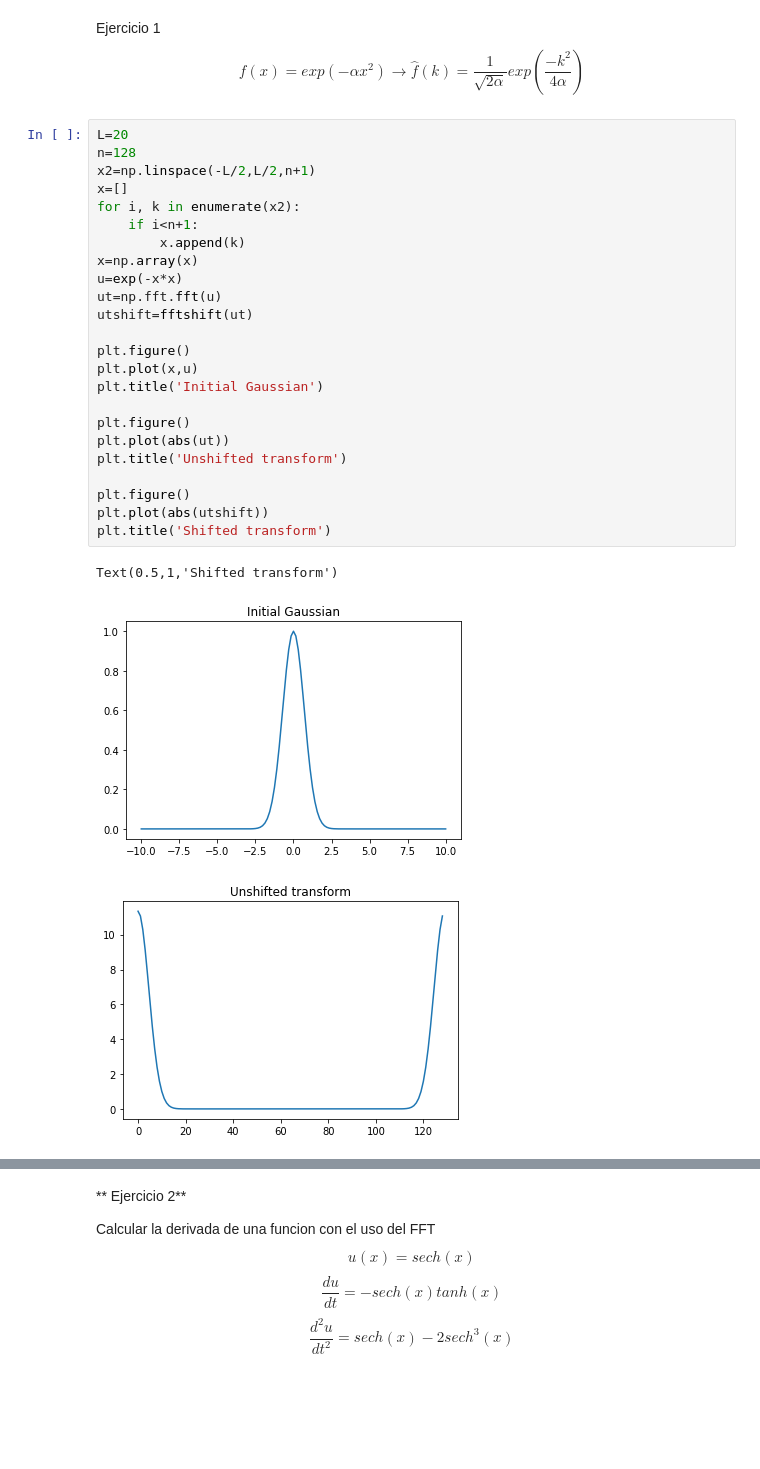
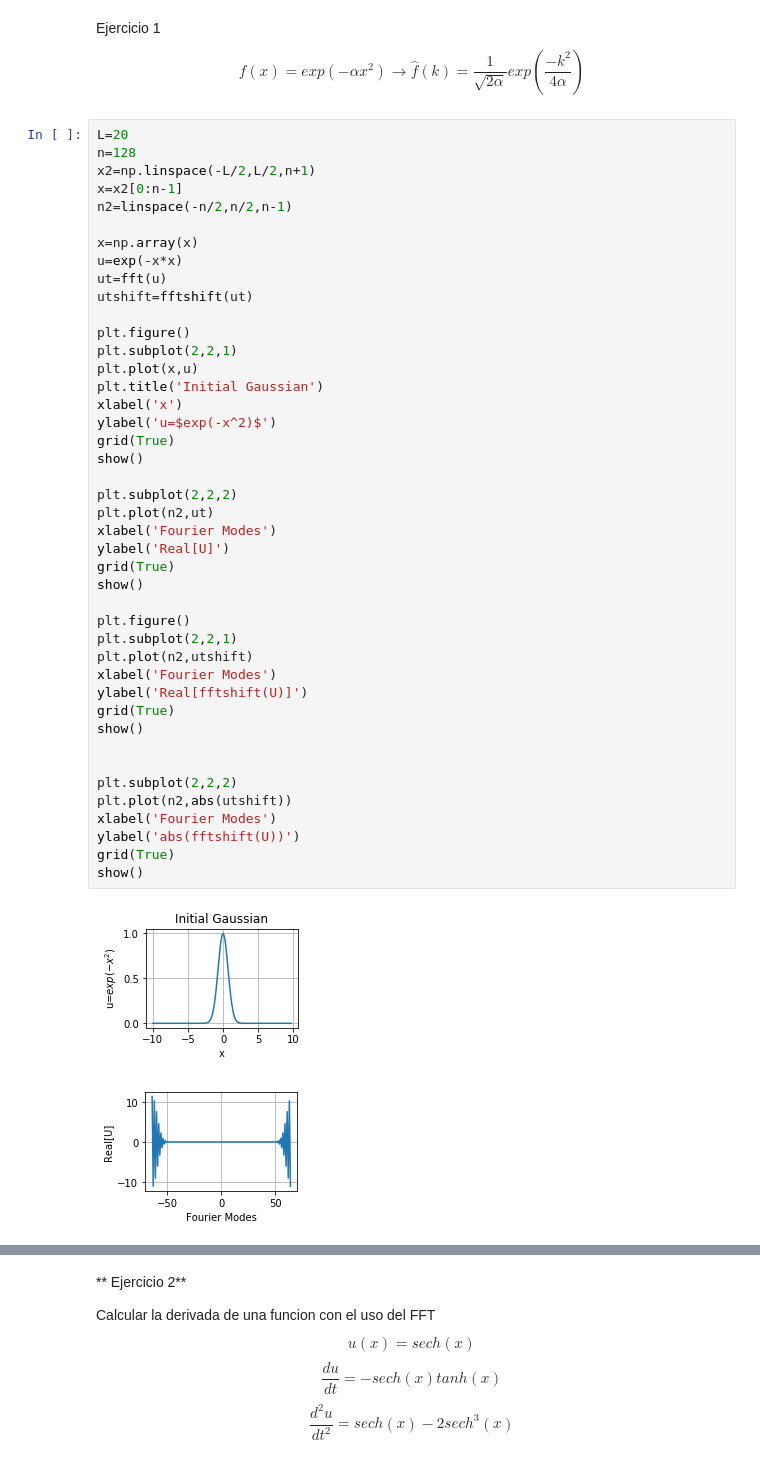
Before and after one commit to OscarEMejia/Herramientas-Computacionales, a Jupyter notebook: Taller_4/Taller_4.ipynb, the cells around one changed output, grey strips where cells are left out. Cells and saved outputs as stored; diff of their text form; blank space fills up the shorter version.

```diff
--- a/Taller_4/Taller_4.ipynb
+++ b/Taller_4/Taller_4.ipynb
@@ -31,28 +36,46 @@ $$ f(x) = exp(-\alpha x^2) \rightarrow \hat{f}(k)= \frac{1}{\sqrt{2\alpha}}exp(\
 # %%
 L=20
 n=128
 x2=np.linspace(-L/2,L/2,n+1)
-x=[]
-for i, k in enumerate(x2):
-    if i<n+1:
-        x.append(k)
+x=x2[0:n-1]
+n2=linspace(-n/2,n/2,n-1)
+
 x=np.array(x)
 u=exp(-x*x)
-ut=np.fft.fft(u)
+ut=fft(u)
 utshift=fftshift(ut)
 
 plt.figure()
+plt.subplot(2,2,1)
 plt.plot(x,u)
 plt.title('Initial Gaussian')
+xlabel('x')
+ylabel('u=$exp(-x^2)$')
+grid(True)
+show()
+
+plt.subplot(2,2,2)
+plt.plot(n2,ut)
+xlabel('Fourier Modes')
+ylabel('Real[U]')
+grid(True)
+show()
 
 plt.figure()
-plt.plot(abs(ut))
-plt.title('Unshifted transform')
+plt.subplot(2,2,1)
+plt.plot(n2,utshift)
+xlabel('Fourier Modes')
+ylabel('Real[fftshift(U)]')
+grid(True)
+show()
 
-plt.figure()
-plt.plot(abs(utshift))
-plt.title('Shifted transform')
+
+plt.subplot(2,2,2)
+plt.plot(n2,abs(utshift))
+xlabel('Fourier Modes')
+ylabel('abs(fftshift(U))')
+grid(True)
+show()
 # %% [output]
-Text(0.5,1,'Shifted transform')
-[figure, old version]
+[figure, new version]
-[figure, old version]
+[figure, new version]
```
Also changed, not shown: parts of 22 cells of this notebook, 3 other files.
